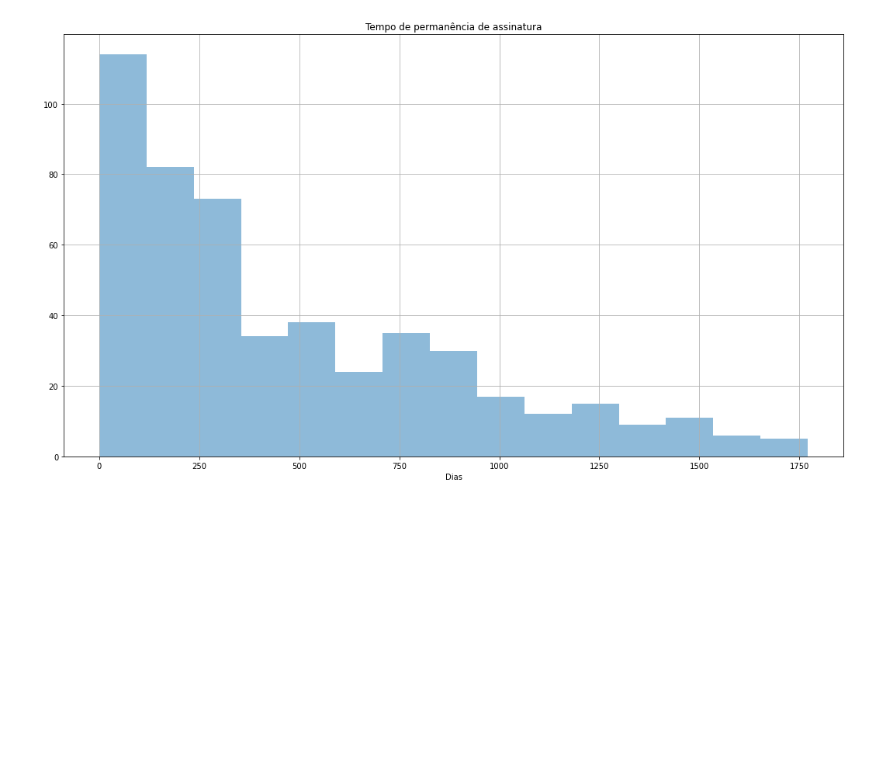
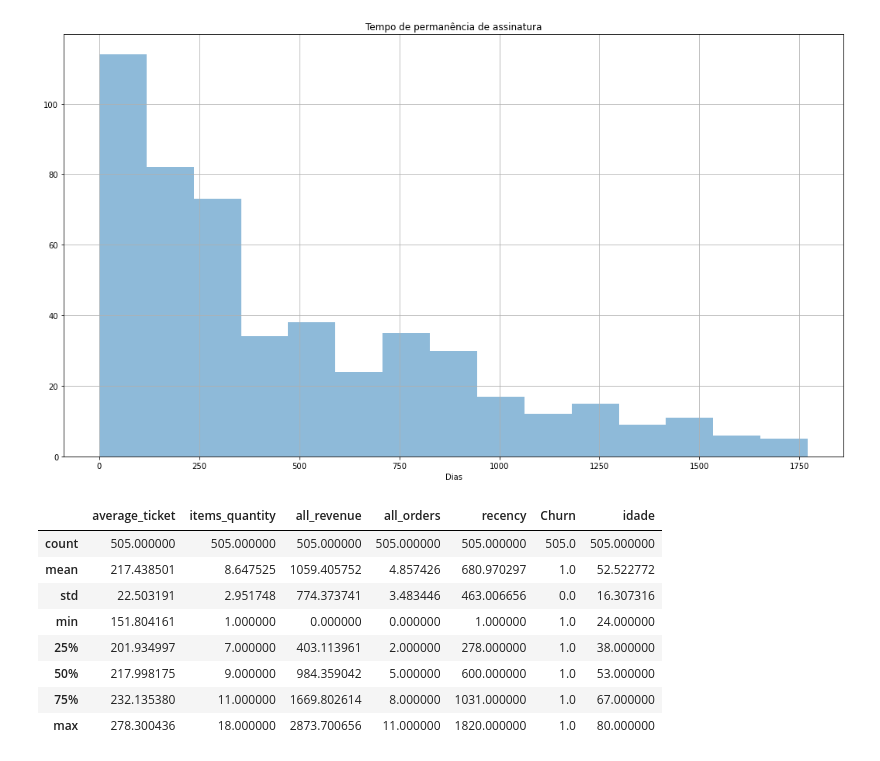
Before and after one commit to eduardoeqs/churn_analysis-Petlove, a Jupyter notebook: Analise_organizada.ipynb, the cells around one changed output. Drawn from its saved outputs; the diff is of its cells as text; code cells hidden in the pictures; blank space fills up the shorter version.

```diff
--- a/Analise_organizada.ipynb
+++ b/Analise_organizada.ipynb
@@ -308,3 +308,16 @@ plt.savefig('graphs/perido_de_permanencia.png')
 plt.show()
 # %% [output]
 [figure]
+# %%
+#descrição estatística dos Churn
+df_config[df_config.Churn == 1].describe()
+# %% [output]
+|  | average_ticket | items_quantity | all_revenue | all_orders | recency | Churn | idade |
+| count | 505.000000 | 505.000000 | 505.000000 | 505.000000 | 505.000000 | 505.0 | 505.000000 |
+| mean | 217.438501 | 8.647525 | 1059.405752 | 4.857426 | 680.970297 | 1.0 | 52.522772 |
+| std | 22.503191 | 2.951748 | 774.373741 | 3.483446 | 463.006656 | 0.0 | 16.307316 |
+| min | 151.804161 | 1.000000 | 0.000000 | 0.000000 | 1.000000 | 1.0 | 24.000000 |
+| 25% | 201.934997 | 7.000000 | 403.113961 | 2.000000 | 278.000000 | 1.0 | 38.000000 |
+| 50% | 217.998175 | 9.000000 | 984.359042 | 5.000000 | 600.000000 | 1.0 | 53.000000 |
+| 75% | 232.135380 | 11.000000 | 1669.802614 | 8.000000 | 1031.000000 | 1.0 | 67.000000 |
+| max | 278.300436 | 18.000000 | 2873.700656 | 11.000000 | 1820.000000 | 1.0 | 80.000000 |
```
Also changed, not shown: parts of 2 cells of this notebook, 1 other file.
